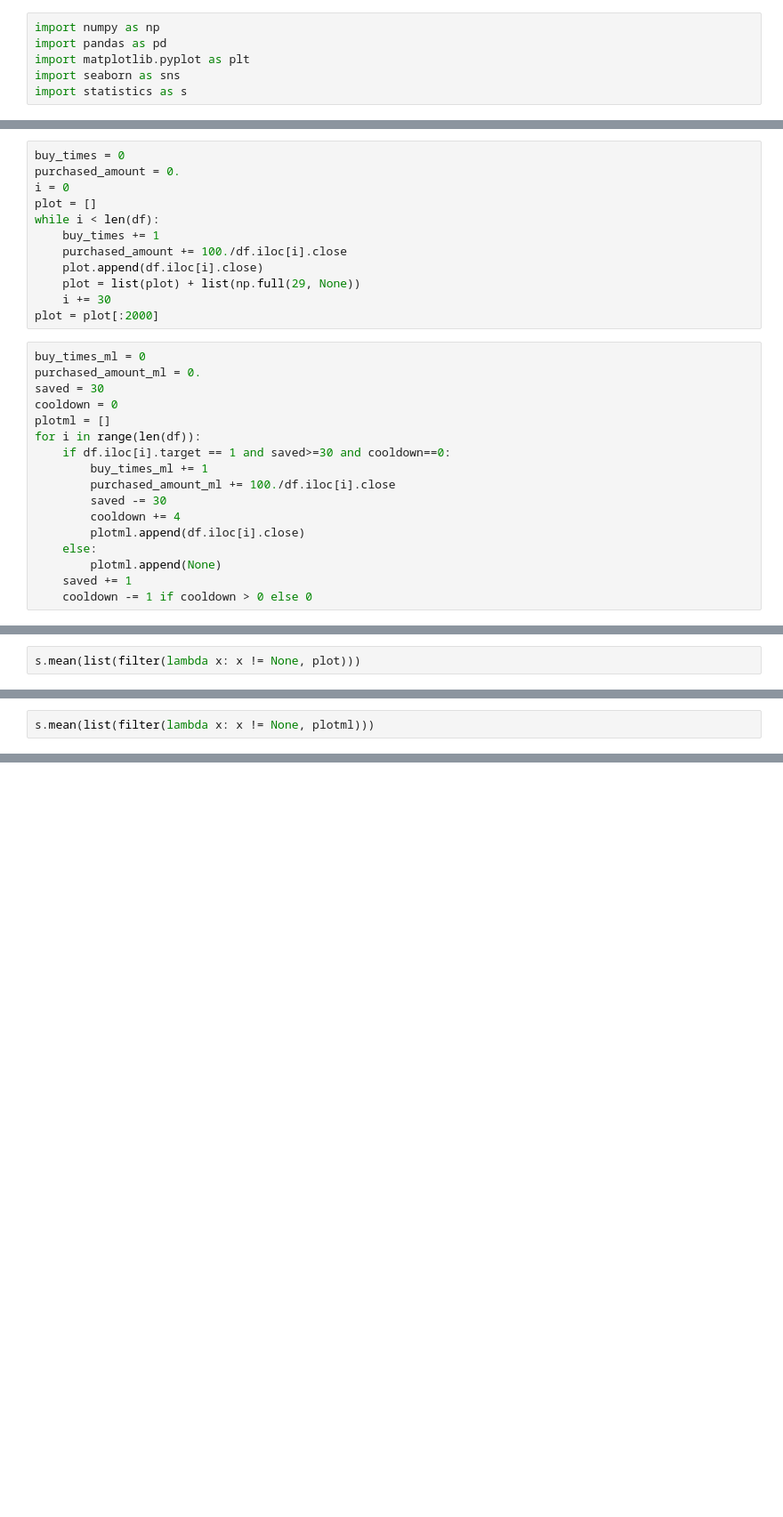
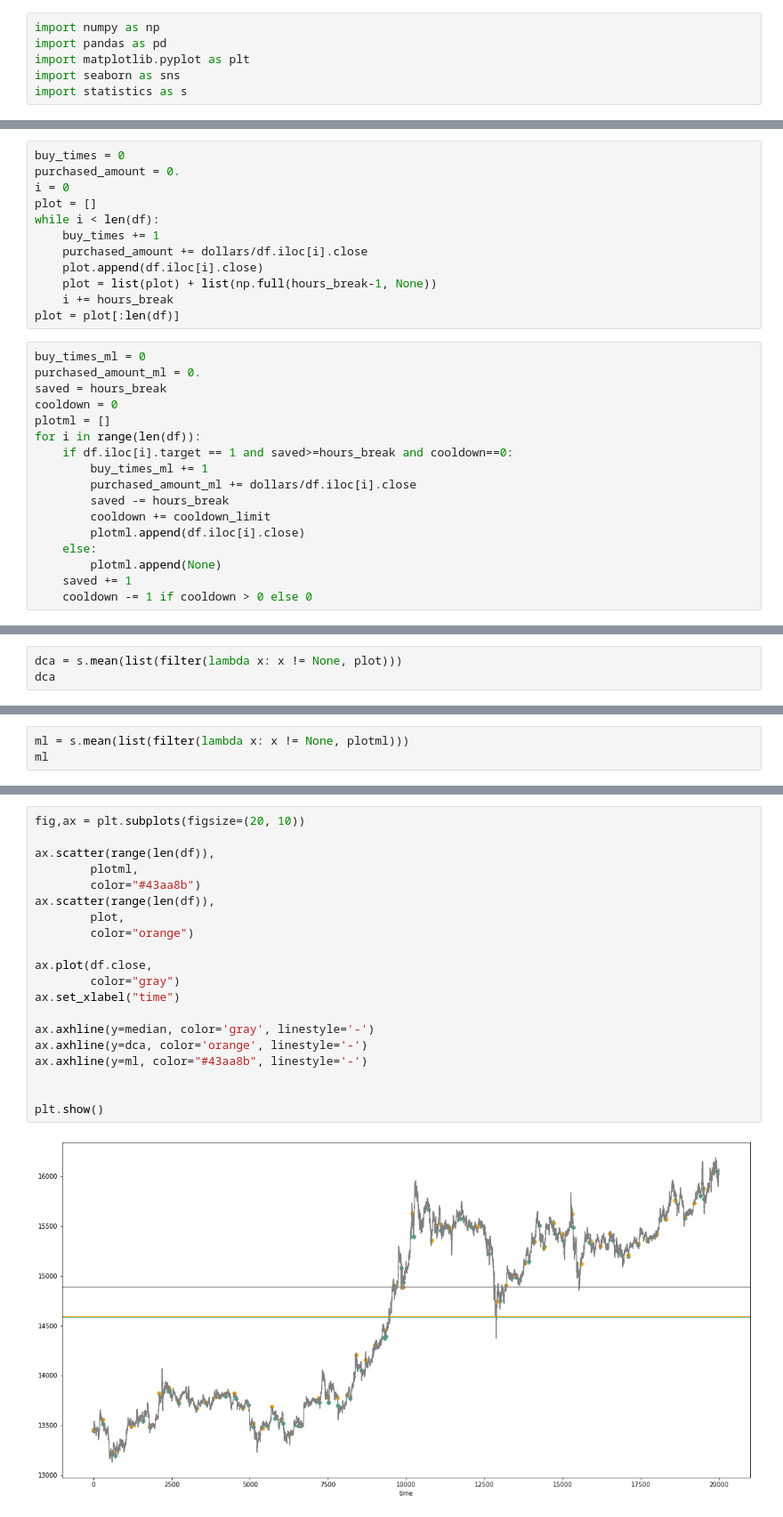
Before and after one commit to sunnymnie/bitcoin-printer, a Jupyter notebook: sandbox/dollar-cost-averaging.ipynb, the cells around one changed output, grey strips where cells are left out. Shown: that part at 89% size. Cells and saved outputs as stored; diff of their text form; blank space fills up the shorter version.

```diff
--- a/sandbox/dollar-cost-averaging.ipynb
+++ b/sandbox/dollar-cost-averaging.ipynb
@@ -24,23 +26,23 @@ i = 0
 plot = []
 while i < len(df):
     buy_times += 1
-    purchased_amount += 100./df.iloc[i].close
+    purchased_amount += dollars/df.iloc[i].close
     plot.append(df.iloc[i].close)
-    plot = list(plot) + list(np.full(29, None))
-    i += 30
-plot = plot[:2000]
+    plot = list(plot) + list(np.full(hours_break-1, None))
+    i += hours_break
+plot = plot[:len(df)]
 # %%
 buy_times_ml = 0
 purchased_amount_ml = 0.
-saved = 30
+saved = hours_break
 cooldown = 0
 plotml = []
 for i in range(len(df)):
-    if df.iloc[i].target == 1 and saved>=30 and cooldown==0:
+    if df.iloc[i].target == 1 and saved>=hours_break and cooldown==0:
         buy_times_ml += 1
-        purchased_amount_ml += 100./df.iloc[i].close
-        saved -= 30
-        cooldown += 4
+        purchased_amount_ml += dollars/df.iloc[i].close
+        saved -= hours_break
+        cooldown += cooldown_limit
         plotml.append(df.iloc[i].close)
     else:
         plotml.append(None)
@@ -81,3 +63,4 @@ plt.show()
 # %%
-s.mean(list(filter(lambda x: x != None, plot)))
+dca = s.mean(list(filter(lambda x: x != None, plot)))
+dca
 # %% [output]
@@ -85,3 +68,4 @@ s.mean(list(filter(lambda x: x != None, plot)))
 # %%
-s.mean(list(filter(lambda x: x != None, plotml)))
+ml = s.mean(list(filter(lambda x: x != None, plotml)))
+ml
 # %% [output]
@@ -92,0 +83,22 @@ median
+# %%
+fig,ax = plt.subplots(figsize=(20, 10))
+
+ax.scatter(range(len(df)),
+        plotml,
+        color="#43aa8b")
+ax.scatter(range(len(df)),
+        plot,
+        color="orange")
+
+ax.plot(df.close,
+        color="gray")
+ax.set_xlabel("time")
+
+ax.axhline(y=median, color='gray', linestyle='-')
+ax.axhline(y=dca, color='orange', linestyle='-')
+ax.axhline(y=ml, color="#43aa8b", linestyle='-')
+
+
+plt.show()
+# %% [output]
+[figure, added]
```
Also changed, not shown: parts of 13 cells of this notebook, 10 other files.
